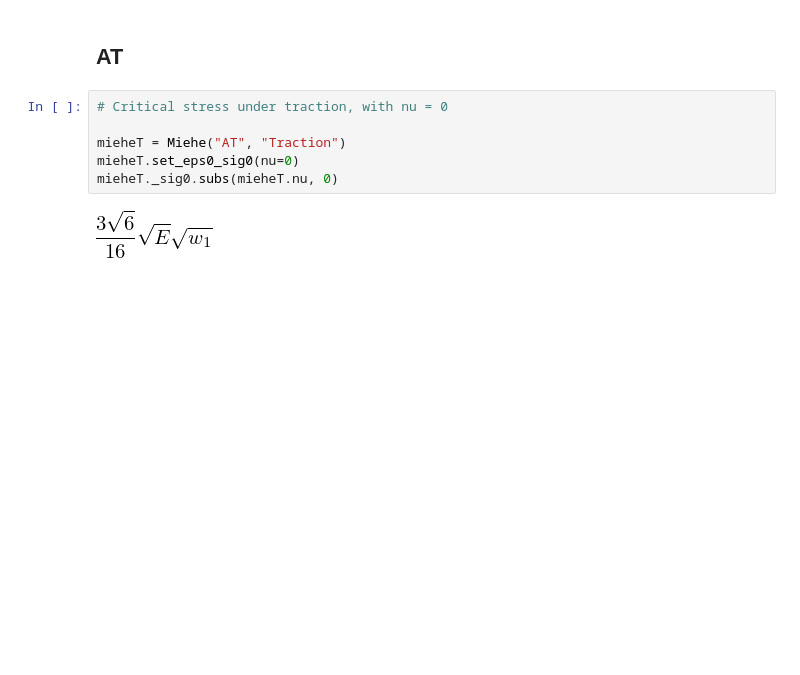
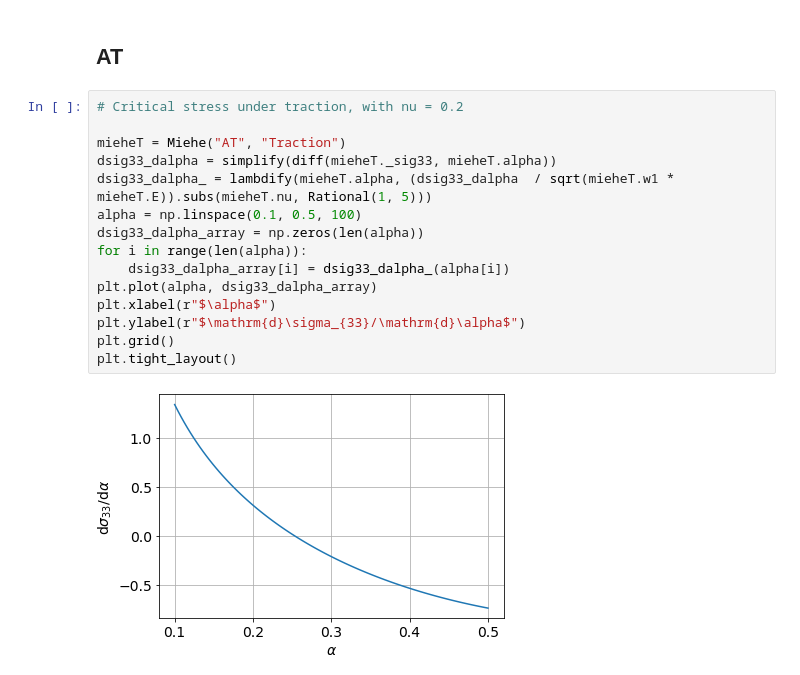
Before and after one commit to Radhi93/uniaxial-gradient-damage, a Jupyter notebook: Uniaxial Gradient Damage.ipynb, the cells around one changed output. Cells and saved outputs as stored; diff of their text form; blank space fills up the shorter version.

```diff
--- a/Uniaxial Gradient Damage.ipynb
+++ b/Uniaxial Gradient Damage.ipynb
@@ -680,12 +674,21 @@ limit(deps11_deps33, mieheC.alpha, 1)
 [figure]
 # %% [markdown]
 ## AT
-# %%
-# Critical stress under traction, with nu = 0
-
-mieheT = Miehe("AT", "Traction")
-mieheT.set_eps0_sig0(nu=0)
-mieheT._sig0.subs(mieheT.nu, 0)
-# %% [output]
-[figure, removed]
+# %%
+# Critical stress under traction, with nu = 0.2
+
+mieheT = Miehe("AT", "Traction")
+dsig33_dalpha = simplify(diff(mieheT._sig33, mieheT.alpha))
+dsig33_dalpha_ = lambdify(mieheT.alpha, (dsig33_dalpha  / sqrt(mieheT.w1 * mieheT.E)).subs(mieheT.nu, Rational(1, 5)))
+alpha = np.linspace(0.1, 0.5, 100)
+dsig33_dalpha_array = np.zeros(len(alpha))
+for i in range(len(alpha)):
+    dsig33_dalpha_array[i] = dsig33_dalpha_(alpha[i])
+plt.plot(alpha, dsig33_dalpha_array)
+plt.xlabel(r"$\alpha$")
+plt.ylabel(r"$\mathrm{d}\sigma_{33}/\mathrm{d}\alpha$")
+plt.grid()
+plt.tight_layout()
+# %% [output]
+[figure, added]
 # %%
```
Also changed, not shown: parts of 5 cells of this notebook.
